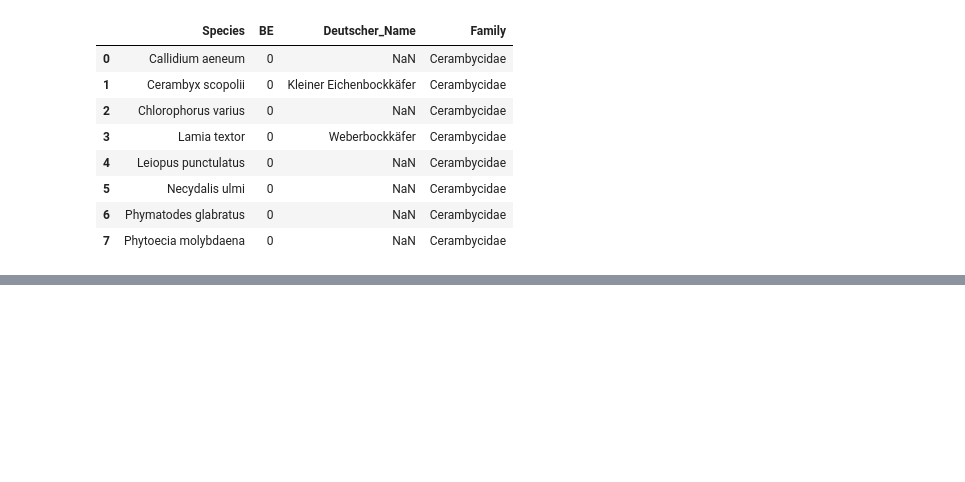
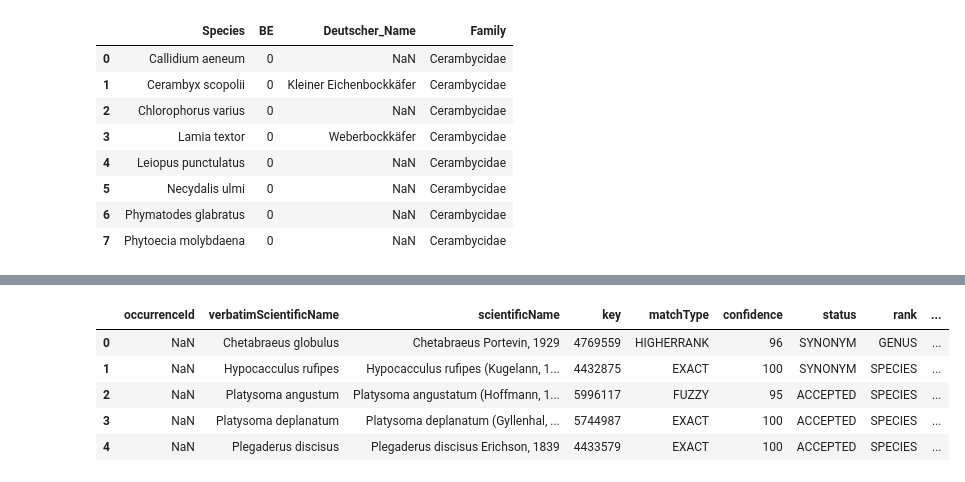
Before and after one commit to Zzzhenya/Berlin-red-list, a Jupyter notebook: Transformation/Raw_csv/Insecta.ipynb, the cells around one changed output, grey strips where cells are left out. Saved outputs shown, nothing was run; the diff lists cells and outputs as text; code cells hidden in the pictures; blank space fills up the shorter version.

```diff
--- a/Transformation/Raw_csv/Insecta.ipynb
+++ b/Transformation/Raw_csv/Insecta.ipynb
@@ -1099,0 +1191,10 @@ df.to_csv('../../Transformation/Data_cleaning_step1/Coleoptera_Cerambycidae_Bock
+# %%
+df_gbif = pd.read_csv('~/Downloads/Normalized.csv')
+df_gbif.head()
+# %% [output]
+|  | occurrenceId | verbatimScientificName | scientificName | key | matchType | confidence | status | rank | ... |
+| 0 | NaN | Chetabraeus globulus | Chetabraeus Portevin, 1929 | 4769559 | HIGHERRANK | 96 | SYNONYM | GENUS | ... |
+| 1 | NaN | Hypocacculus rufipes | Hypocacculus rufipes (Kugelann, 1... | 4432875 | EXACT | 100 | SYNONYM | SPECIES | ... |
+| 2 | NaN | Platysoma angustum | Platysoma angustatum (Hoffmann, 1... | 5996117 | FUZZY | 95 | ACCEPTED | SPECIES | ... |
+| 3 | NaN | Platysoma deplanatum | Platysoma deplanatum (Gyllenhal, ... | 5744987 | EXACT | 100 | ACCEPTED | SPECIES | ... |
+| 4 | NaN | Plegaderus discisus | Plegaderus discisus Erichson, 1839 | 4433579 | EXACT | 100 | ACCEPTED | SPECIES | ... |
```
Also changed, not shown: parts of 12 cells of this notebook.
